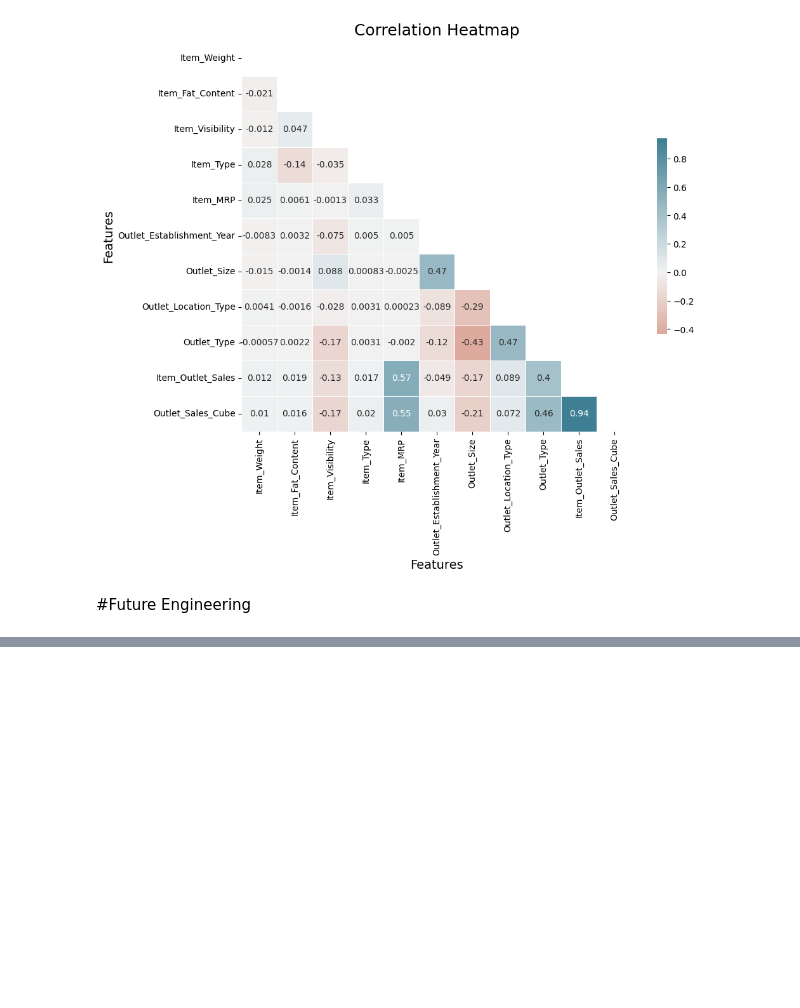
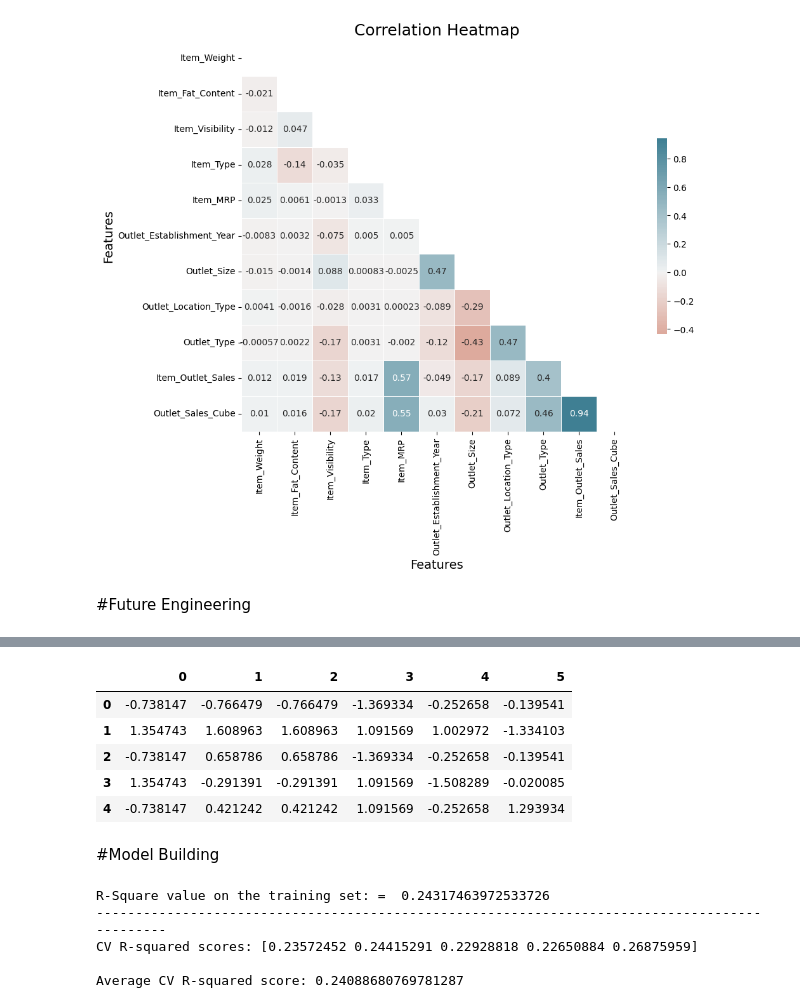
Before and after one commit to Dharshithaa/Dharshithaa, a Jupyter notebook: dharshh.ipynb, the cells around one changed output, grey strips where cells are left out. Drawn from its saved outputs; the diff is of its cells as text; code cells hidden in the pictures; blank space fills up the shorter version.

```diff
--- a/dharshh.ipynb
+++ b/dharshh.ipynb
@@ -613,0 +784,15 @@ train.head()
+# %%
+x_test=pd.DataFrame(x)
+#Covert x_test data into pandas
+# %%
+x_test.head()
+#To display the first five rows of x_test
+# %% [output]
+|  | 0 | 1 | 2 | 3 | 4 | 5 |
+| 0 | -0.738147 | -0.766479 | -0.766479 | -1.369334 | -0.252658 | -0.139541 |
+| 1 | 1.354743 | 1.608963 | 1.608963 | 1.091569 | 1.002972 | -1.334103 |
+| 2 | -0.738147 | 0.658786 | 0.658786 | -1.369334 | -0.252658 | -0.139541 |
+| 3 | 1.354743 | -0.291391 | -0.291391 | 1.091569 | -1.508289 | -0.020085 |
+| 4 | -0.738147 | 0.421242 | 0.421242 | 1.091569 | -0.252658 | 1.293934 |
+# %% [markdown]
+#Model Building
@@ -613,0 +806,25 @@ train.head()
+# %%
+# Define the linear regression model
+lr = LinearRegression()
+
+# Train the model on the training data
+lr.fit(x, y)
+
+# Precting the model using the test set
+y_predict = lr.predict(x)
+
+# Evaluating the training set with the metric values
+
+print("R-Square value on the training set: = ", lr.score(x,y))
+print("----------------------------------------------------------------------------------------------")
+
+# Use cross-validation to get the R-squared score
+scores = CVS(lr, x, y, cv=5)
+print('CV R-squared scores:', scores,"\n")
+print('Average CV R-squared score:', np.mean(scores),"\n")
+# %% [output]
+R-Square value on the training set: =  0.24317463972533726
+----------------------------------------------------------------------------------------------
+CV R-squared scores: [0.23572452 0.24415291 0.22928818 0.22650884 0.26875959]
+
+Average CV R-squared score: 0.24088680769781287
```
Also changed, not shown: parts of 61 cells of this notebook.
